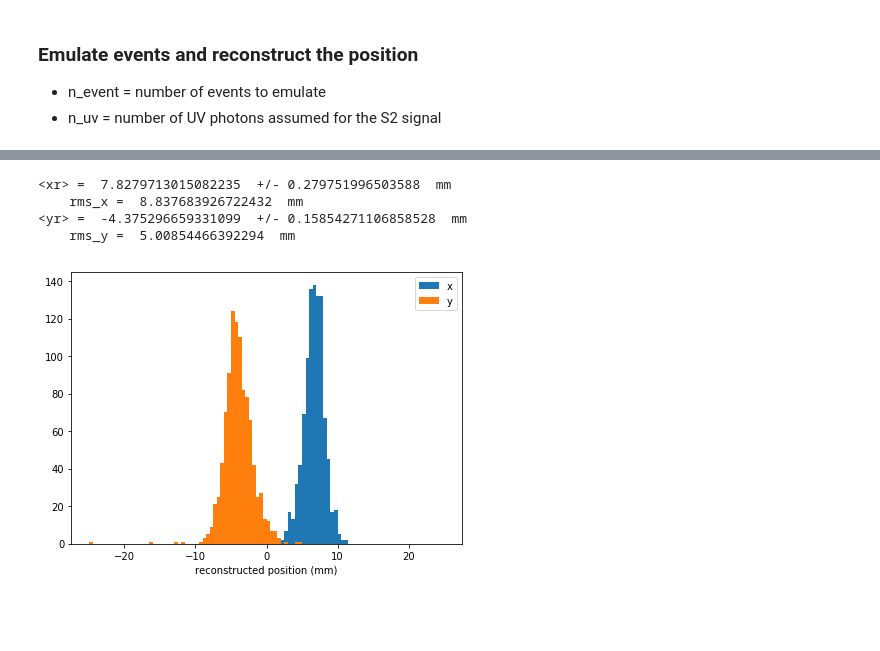
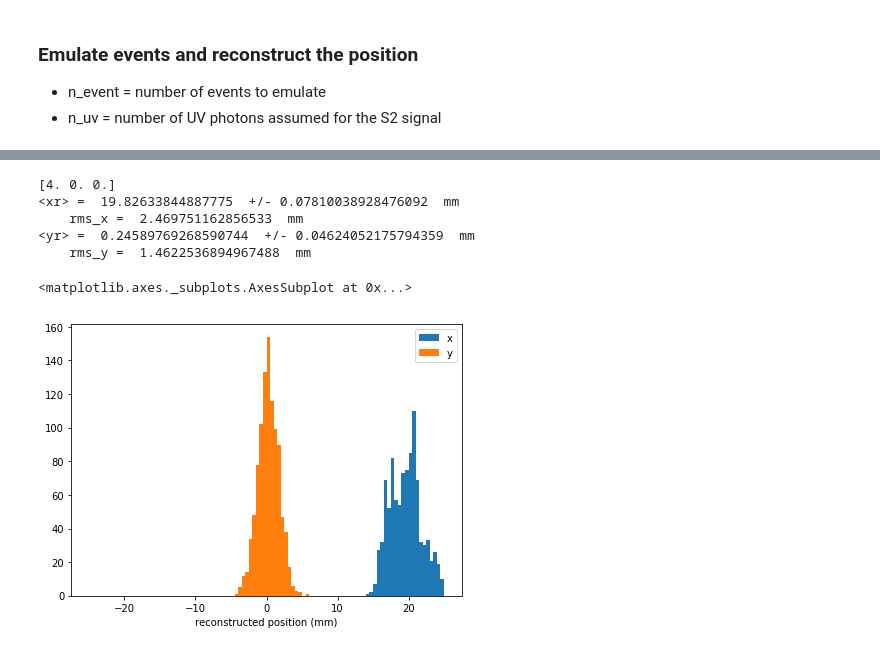
Before and after one commit to acolijn/SiPM, a Jupyter notebook: SiPMsimulatorXAMS.ipynb, the cells around one changed output, grey strips where cells are left out. Cells and saved outputs as stored; diff of their text form; code cells hidden in the pictures; blank space fills up the shorter version.

```diff
--- a/SiPMsimulatorXAMS.ipynb
+++ b/SiPMsimulatorXAMS.ipynb
@@ -31,8 +25,20 @@ for x in np.linspace(-15,15,3,endpoint=True):
+# %%
+# generate a XAMS geometry with SiPMs in plane above the LXe
+
+# center SiPMs
+sipm = SiPM(type="plane",position=[0,4,z_plane],qeff=0.25)
+geo.add_sipm(sipm)
+sipm = SiPM(type="plane",position=[0,-4,z_plane],qeff=0.25)
+geo.add_sipm(sipm)
+
+# ring SiPMs
+n_circ = 6
+r = 17.5
+for phi in np.linspace(0,2*np.pi,n_circ,endpoint=False):
+    sipm = SiPM(type="plane",position=[r*np.cos(phi),r*np.sin(phi),z_plane],qeff=0.25)
+    geo.add_sipm(sipm)
 # %% [markdown]
 ### Simulate the SiPM acceptance ###
 
 * uv_position is the position where the UV photons are generated
 * n_mc is the number of MC photons
-# %%
-sim = Simulator(geo=geo,uv_position=[7,-4,0],n_mc=1000000)
-sim.generate_events()
@@ -56,0 +45,9 @@ event generation done
+# %%
+n_mc = 100000
+sims = []
+
+for x in np.linspace(0,20,11,endpoint=True):
+    print("simulate @ x= ",x," mm")
+    sim = Simulator(geo=geo,uv_position=[x,0,0],n_mc=n_mc)
+    sim.generate_events()
+    sims.append(sim)
@@ -60,8 +75,11 @@ event generation done
 * n_event = number of events to emulate
 * n_uv = number of UV photons assumed for the S2 signal
 # %%
-rec = Reconstruction(geo=geo,sim=sim)
-df = rec.emulate_events(n_uv=15000,n_event=1000,method="LNLIKE",plot=False,nbins=100,range=((-30,30),(-30,30)))
+recs = []
+for sim in sims:
+    rec = Reconstruction(sim=sim)
+    rec.emulate_events(n_uv=50000,n_event=1000,method="CHI2",plot=False,nbins=100,range=((-30,30),(-30,30)))
+    recs.append(rec)
 # %% [output]
 generated  0  events
 generated  100  events
@@ -85,10 +151,15 @@ reconstruction done
 # %%
-a = rec.plot(type="res",bins=100,range=(-25,25))
-#a.set_ylim((0.1,1e3))
+rec = recs[2]
+
+i=10
+print(rec.sim.get_x0())
+recs[i].plot(type="res",bins=100,range=(-25,25))
 # %% [output]
-<xr> =  7.8279713015082235  +/- 0.279751996503588  mm
-    rms_x =  8.837683926722432  mm
-<yr> =  -4.375296659331099  +/- 0.15854271106858528  mm
-    rms_y =  5.00854466392294  mm
+[4. 0. 0.]
+<xr> =  19.82633844887775  +/- 0.07810038928476092  mm
+    rms_x =  2.469751162856533  mm
+<yr> =  0.24589769268590744  +/- 0.04624052175794359  mm
+    rms_y =  1.4622536894967488  mm
+<matplotlib.axes._subplots.AxesSubplot at 0x...>
-[figure, old version]
+[figure, new version]
 # %%
```
Also changed, not shown: parts of 11 cells of this notebook, 1 other file.
